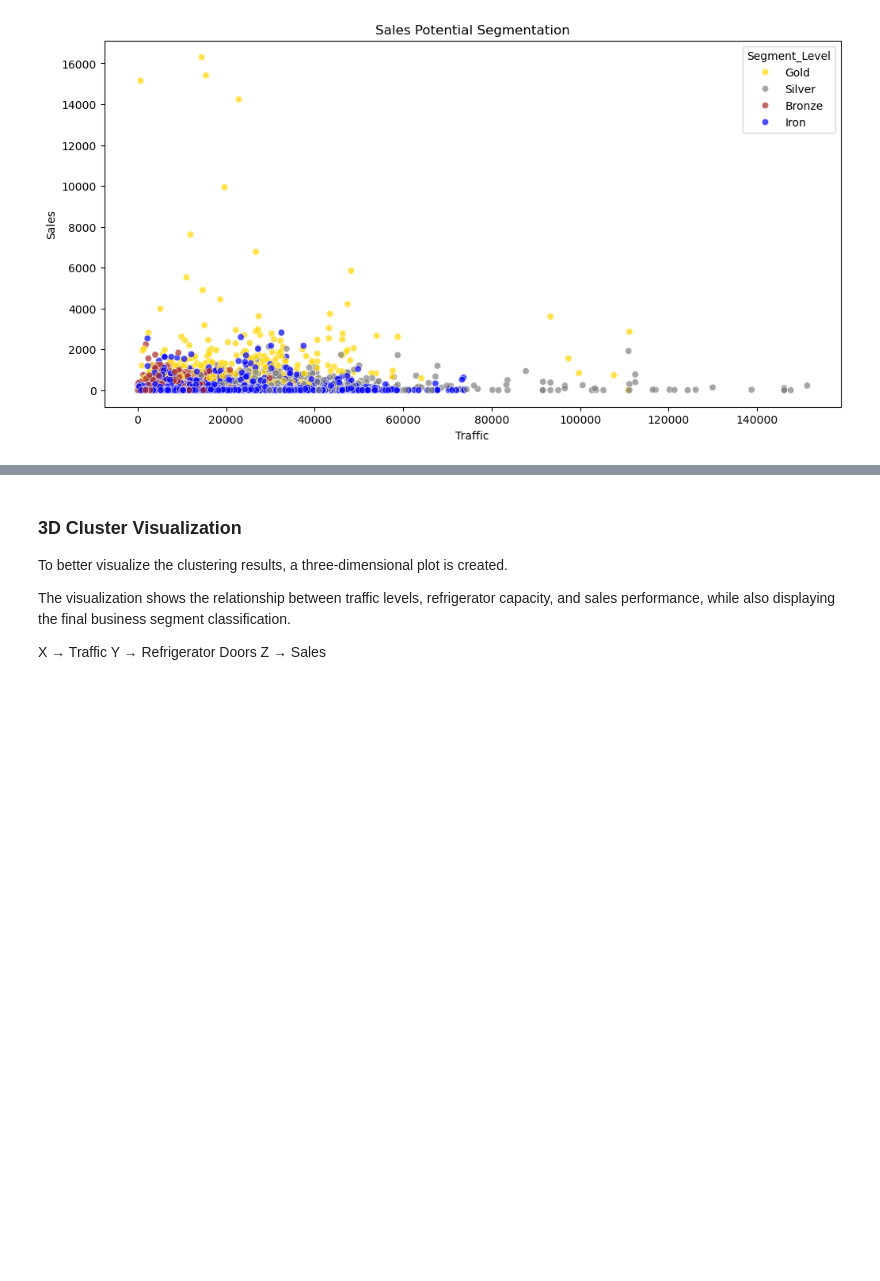
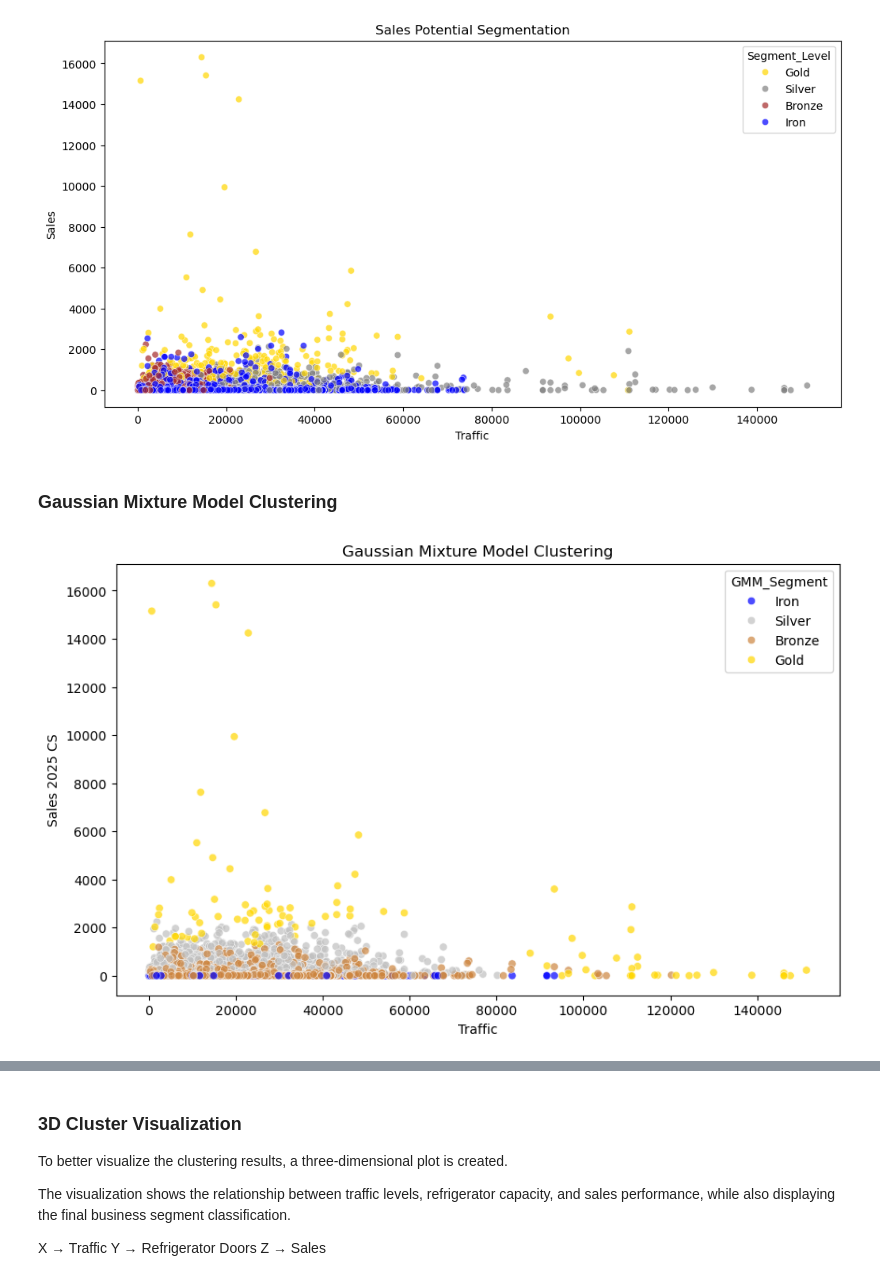
Before and after one commit to BobbySU/Math-Concepts-for-Developers, a Jupyter notebook: Final Exam Project/Sales_Potential_Segmentation.ipynb, the cells around one changed output, grey strips where cells are left out. Cells and saved outputs as stored; diff of their text form; code cells hidden in the pictures; blank space fills up the shorter version.

```diff
--- a/Final Exam Project/Sales_Potential_Segmentation.ipynb
+++ b/Final Exam Project/Sales_Potential_Segmentation.ipynb
@@ -373,6 +359,0 @@ Plotting the distribution of the Sales Potential Score allows us to **visually i
-# %%
-df["Potential Score"] = (
-    df["Traffic"] * 0.4 +
-    df["# of doors"] * 0.3 +
-    df["Sales 2025 CS"] * 0.3
-)
@@ -562,3 +609,37 @@ plt.ylabel("Sales")
 plt.show()
 # %% [output]
 [figure]
+# %% [markdown]
+### Gaussian Mixture Model Clustering
+# %%
+# Избираме 4 клъстера, за да съпоставим с K-Means
+gmm = GaussianMixture(n_components=4, random_state=42)
+gmm_labels = gmm.fit_predict(X_scaled)
+
+df["GMM_Cluster"] = gmm_labels
+
+# Мапваме към сегменти като при K-Means
+gmm_means = df.groupby("GMM_Cluster")["Sales 2025 CS"].mean().sort_values()
+gmm_segment_map = {
+    gmm_means.index[0]: "Iron",
+    gmm_means.index[1]: "Bronze",
+    gmm_means.index[2]: "Silver",
+    gmm_means.index[3]: "Gold"
+}
+df["GMM_Segment"] = df["GMM_Cluster"].map(gmm_segment_map)
+
+# Визуализация
+plt.figure(figsize=(10,6))
+sns.scatterplot(
+    x=df["Traffic"],
+    y=df["Sales 2025 CS"],
+    hue=df["GMM_Segment"],
+    palette=["blue","silver","peru","gold"],
+    alpha=0.7
+)
+plt.title("Gaussian Mixture Model Clustering")
+plt.xlabel("Traffic")
+plt.ylabel("Sales 2025 CS")
+plt.show()
+# %% [output]
+[figure, added]
```
Also changed, not shown: parts of 12 cells of this notebook.
